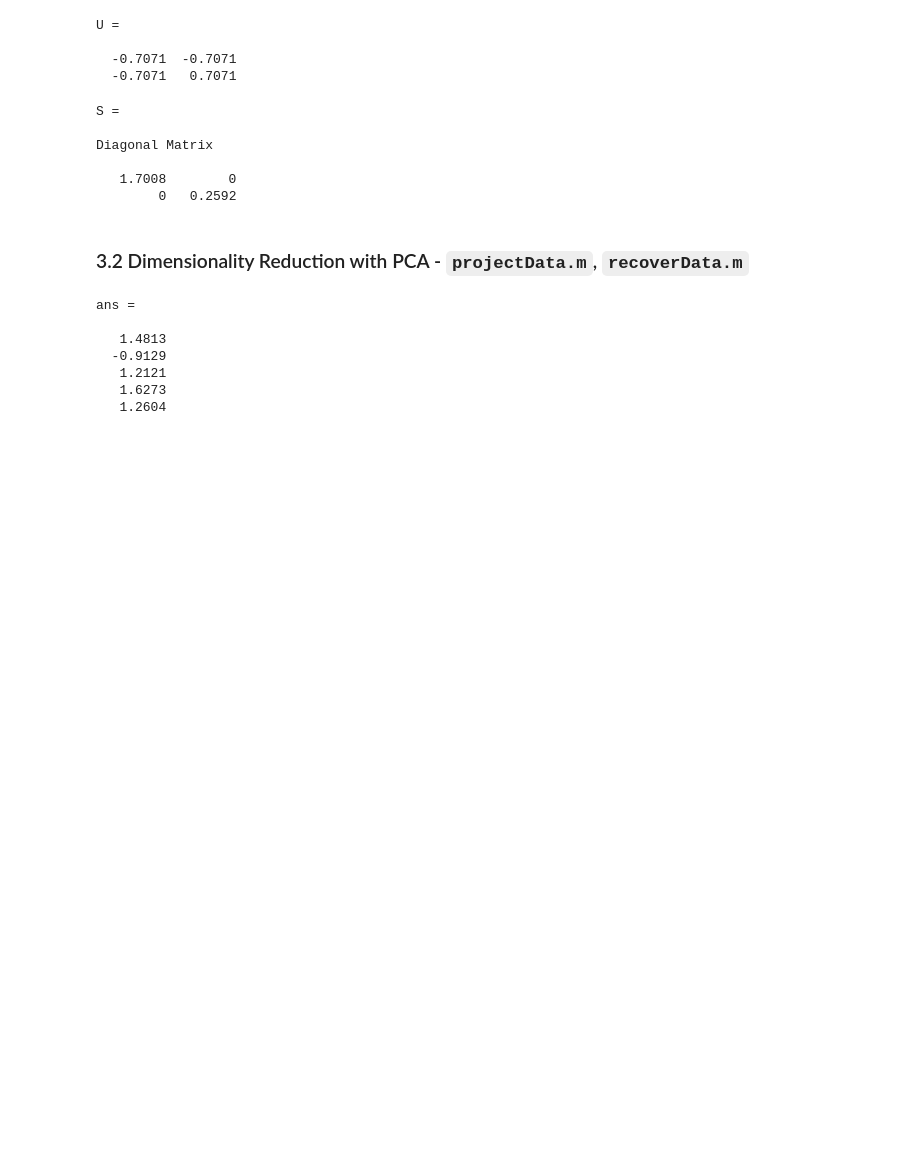
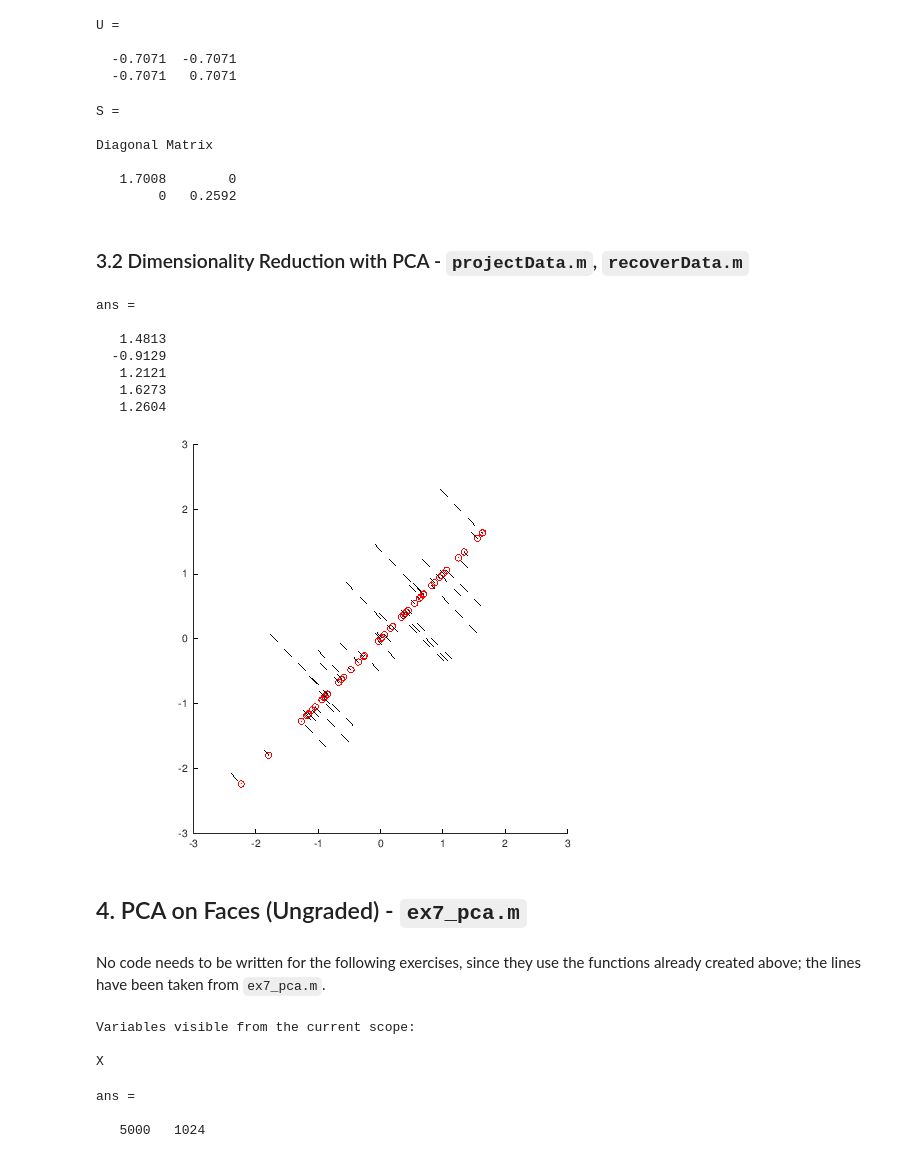
Before and after one commit to mxagar/machine_learning_coursera, a Jupyter notebook: exercises/ex1-ex8-octave/ex7/ML_Coursera_Ex_7_KMeans_PCA.ipynb, the cells around one changed output. Cells and saved outputs as stored; diff of their text form; code cells hidden in the pictures; blank space fills up the shorter version.

Commit message:
Exercise 7: PCA on faces

```diff
--- a/exercises/ex1-ex8-octave/ex7/ML_Coursera_Ex_7_KMeans_PCA.ipynb
+++ b/exercises/ex1-ex8-octave/ex7/ML_Coursera_Ex_7_KMeans_PCA.ipynb
@@ -397 +399,21 @@ X_rec = zeros(size(Z, 1), size(U, 1));
 end
+# %%
+X_rec  = recoverData_(Z, U, K);
+# %%
+% Draw lines connecting the projected points to the original points
+hold on;
+plot(X_rec(:, 1), X_rec(:, 2), 'ro');
+axis([-3 3 -3 3]); axis square;
+for i = 1:size(X_norm, 1)
+    %drawLine(X_norm(i,:), X_rec(i,:), '--k', 'LineWidth', 1);
+    p1 = X_norm(i,:);
+    p2 = X_rec(i,:);
+    plot([p1(1) p2(1)], [p1(2) p2(2)], '--k', 'LineWidth', 1);
+end
+hold off
+# %% [output]
+[figure, added]
+# %% [markdown]
+## 4. PCA on Faces (Ungraded) - `ex7_pca.m`
+# %% [markdown]
+No code needs to be written for the following exercises, since they use the functions already created above; the lines have been taken from `ex7_pca.m`.
@@ -397,0 +424,13 @@ end
+# %%
+who
+# %% [output]
+Variables visible from the current scope:
+
+X
+# %%
+% 5000 images, 32 x 32 gray pixels each = 1024 pixels
+size(X)
+# %% [output]
+ans =
+
+   5000   1024
```
Also changed, not shown: parts of 11 cells of this notebook, 1 other file.
